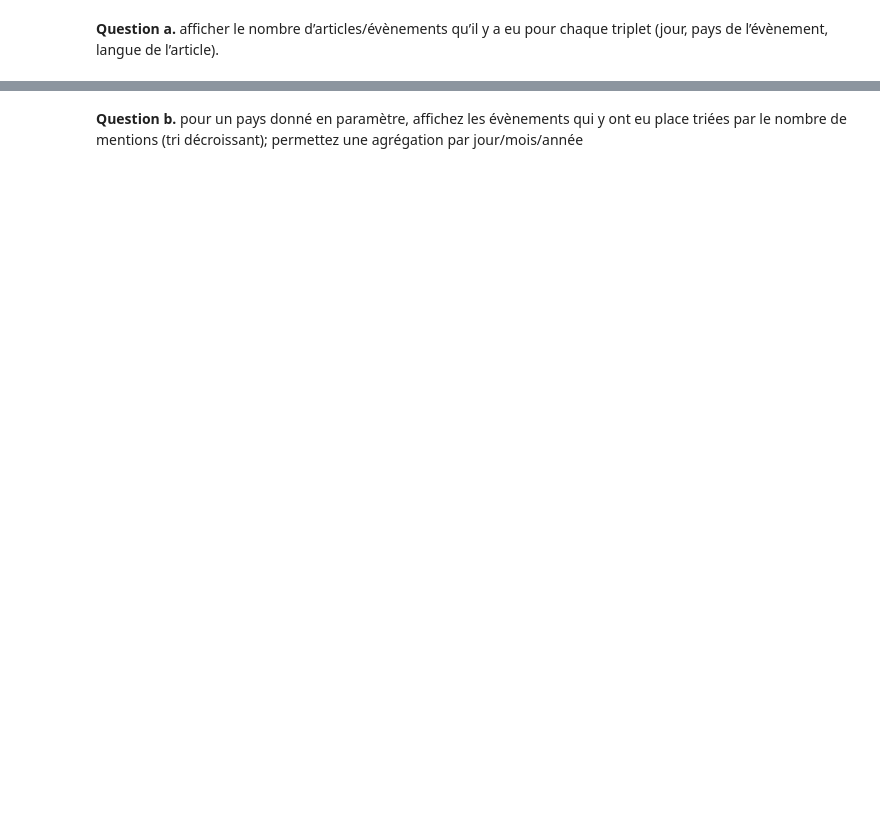
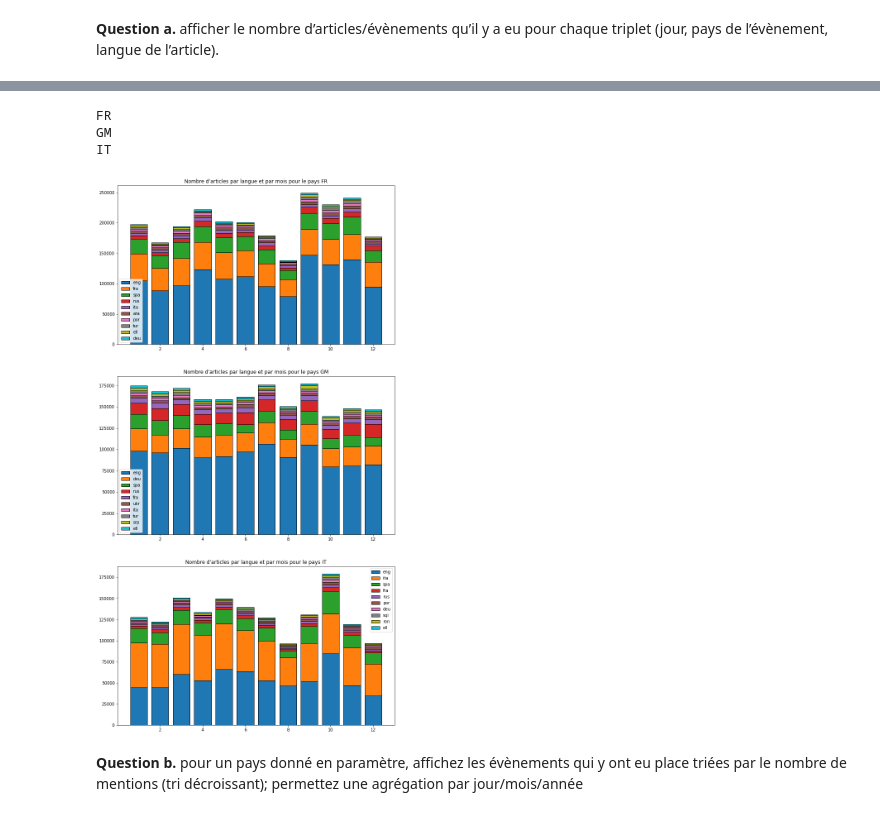
Before and after one commit to pierre-db/SD728_NoSQL-Projet, a Jupyter notebook: rendu/SD728-Projet_NoSQL.ipynb, the cells around one changed output, grey strips where cells are left out. Drawn from its saved outputs; the diff is of its cells as text; code cells hidden in the pictures; blank space fills up the shorter version.

```diff
--- a/rendu/SD728-Projet_NoSQL.ipynb
+++ b/rendu/SD728-Projet_NoSQL.ipynb
@@ -16,5 +21,8 @@ session = cluster.connect('test')
 # %% [markdown]
 **Question a.** afficher le nombre d’articles/évènements qu’il y a eu pour chaque triplet (jour, pays de l’évènement, langue de l’article).
 # %%
-query_a = session.execute("SELECT * FROM table_ab;")
-data_a = pd.DataFrame(query_a)
+# nb d'articles par événement pour triplet jour et langue de l'article, pays de l'événement)
+pays='FR'
+query_a1 = session.execute(f"SELECT pays, jour_mention, langue, total FROM table_ab WHERE pays='{pays}';")
+data_a1 = pd.DataFrame(query_a1)
+data_a1.head()
@@ -30,3 +53,29 @@ data_a.head()
+# %%
+# stacked bar pour un pays
+# Pour un pays en entrée, afficher mois par mois le nb d'article par langue
+fig = plt.figure(figsize=(12,24))
+for i, pays in enumerate(["FR","GM","IT"]):
+    query_a1 = session.execute(f"SELECT pays, jour_mention, langue, total FROM table_ab WHERE pays='{pays}';")
+    df = pd.DataFrame(query_a1)
+    most_freq_lang = df.groupby("langue").sum().sort_values("total", ascending=False).head(10).index.to_list()
+    #print(most_freq_lang)
+    df["mois"] = pd.to_datetime(df["jour_mention"], format="%Y%m%d").dt.month
+    df = df[df["langue"].apply(lambda x: x in most_freq_lang)].groupby(["mois", "langue"]).sum().reset_index()
+    #display(df.head())
+
+    fig.add_subplot(3,1,i+1)
+    bottom = np.zeros((12,))
+    for l in most_freq_lang:
+        plt.bar(df[df["langue"]==l]["mois"],df[df["langue"]==l]["total"],label=l,edgecolor="black",bottom=bottom)
+        bottom += df[df["langue"]==l]["total"].to_list()
+    plt.legend()
+    plt.title("Nombre d'articles par langue et par mois pour le pays "+ pays)
+plt.show()
+# %% [output]
+FR
+GM
+IT
+[figure, added]
 # %% [markdown]
 **Question b.** pour un pays donné en paramètre, affichez les évènements qui y ont eu place triées par le nombre de mentions (tri décroissant); permettez une agrégation par jour/mois/année
 # %%
```
Also changed, not shown: parts of 24 cells of this notebook, 3 other files.
